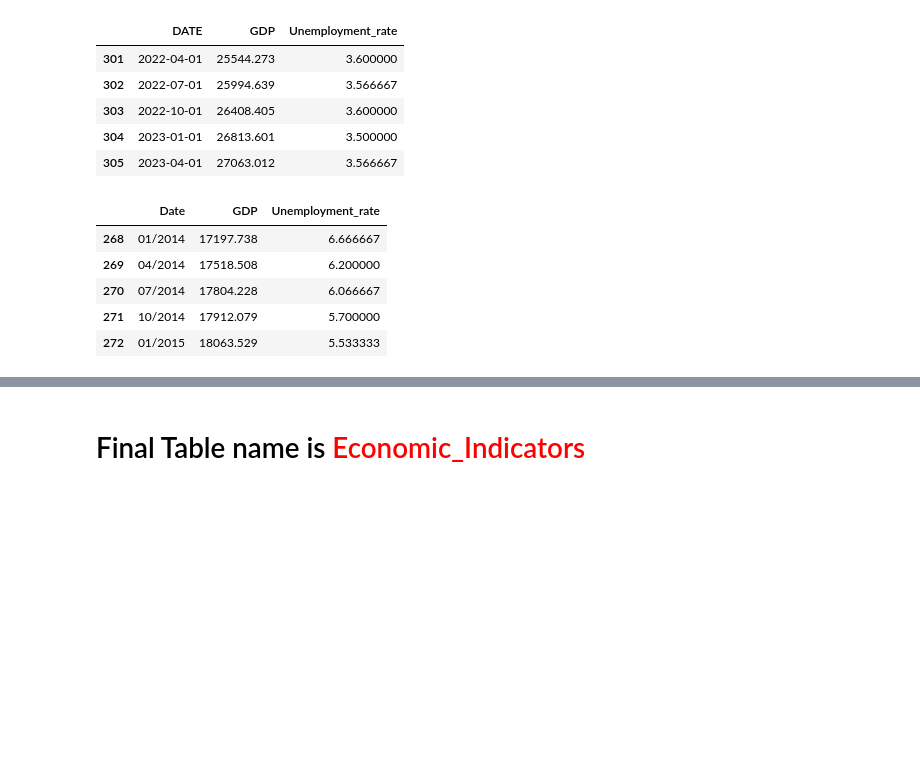
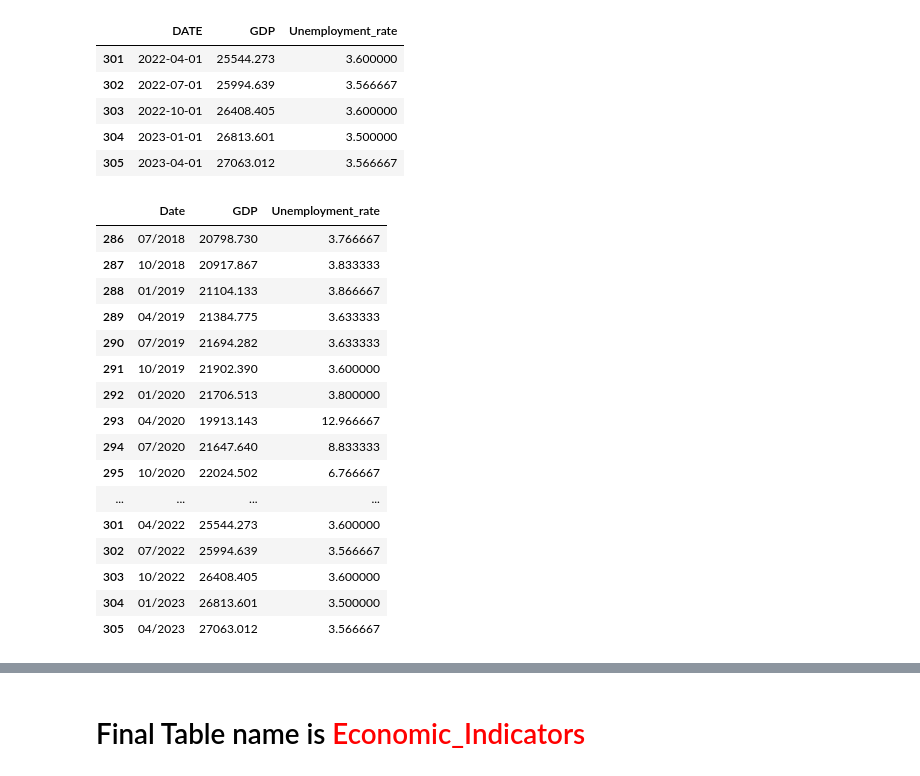
Before and after one commit to shreyashguptas/IMDbRatings-StockImpact, a Jupyter notebook: Project_dataset.ipynb, the cells around one changed output, grey strips where cells are left out. Saved outputs shown, nothing was run; the diff lists cells and outputs as text; code cells hidden in the pictures; blank space fills up the shorter version.

```diff
--- a/Project_dataset.ipynb
+++ b/Project_dataset.ipynb
@@ -326,13 +223,24 @@ Economic_Indicators = Economic_Indicators[Economic_Indicators['Date'] >= '2013-1
 
 # Convert 'Date' back to 'MM/YYYY' format after filtering
 Economic_Indicators['Date'] = Economic_Indicators['Date'].dt.strftime('%m/%Y')
-# %%
-Economic_Indicators.head()
-# %% [output]
-|  | Date | GDP | Unemployment_rate |
-| 268 | 01/2014 | 17197.738 | 6.666667 |
-| 269 | 04/2014 | 17518.508 | 6.200000 |
-| 270 | 07/2014 | 17804.228 | 6.066667 |
-| 271 | 10/2014 | 17912.079 | 5.700000 |
-| 272 | 01/2015 | 18063.529 | 5.533333 |
+# %%
+Economic_Indicators.tail(20)
+# %% [output]
+|  | Date | GDP | Unemployment_rate |
+| 286 | 07/2018 | 20798.730 | 3.766667 |
+| 287 | 10/2018 | 20917.867 | 3.833333 |
+| 288 | 01/2019 | 21104.133 | 3.866667 |
+| 289 | 04/2019 | 21384.775 | 3.633333 |
+| 290 | 07/2019 | 21694.282 | 3.633333 |
+| 291 | 10/2019 | 21902.390 | 3.600000 |
+| 292 | 01/2020 | 21706.513 | 3.800000 |
+| 293 | 04/2020 | 19913.143 | 12.966667 |
+| 294 | 07/2020 | 21647.640 | 8.833333 |
+| 295 | 10/2020 | 22024.502 | 6.766667 |
+| ... | ... | ... | ... |
+| 301 | 04/2022 | 25544.273 | 3.600000 |
+| 302 | 07/2022 | 25994.639 | 3.566667 |
+| 303 | 10/2022 | 26408.405 | 3.600000 |
+| 304 | 01/2023 | 26813.601 | 3.500000 |
+| 305 | 04/2023 | 27063.012 | 3.566667 |
 # %%
```
Also changed, not shown: parts of 28 cells of this notebook.
